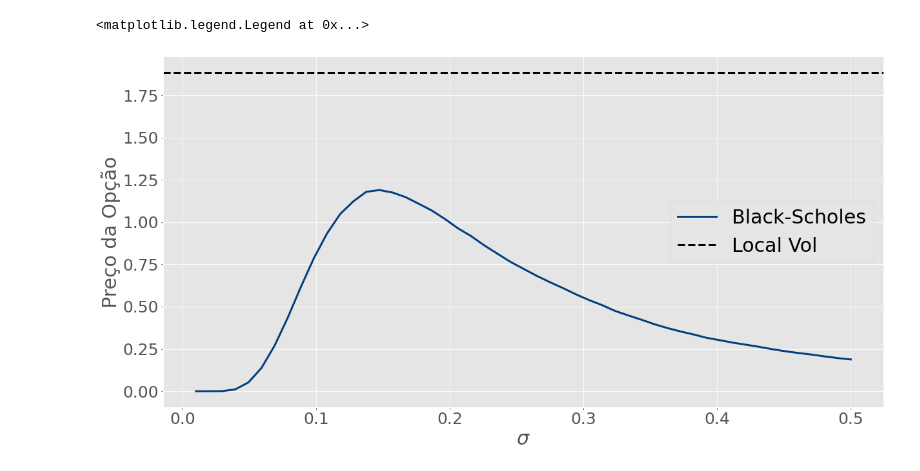
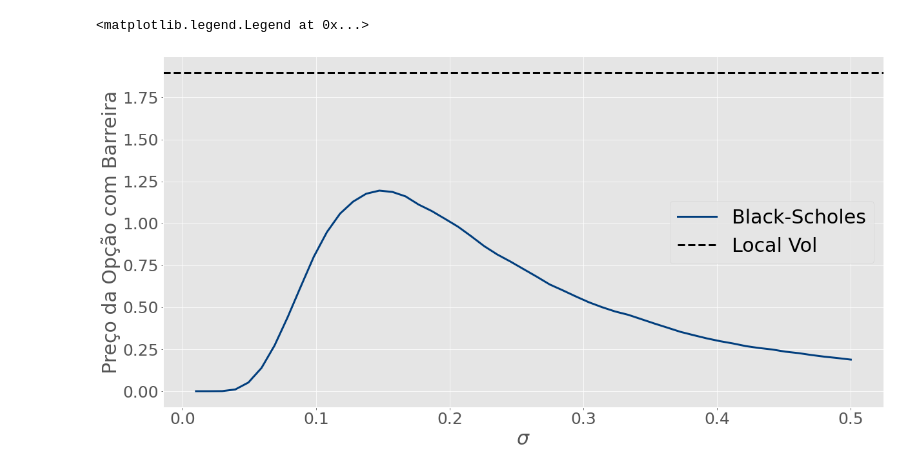
Before and after one commit to ysaporito/modelos_vol_derivativos, a Jupyter notebook: Opção com Barreira em Vol Local.ipynb, the cells around one changed output. Saved outputs shown, nothing was run; the diff lists cells and outputs as text; code cells hidden in the pictures.

```diff
--- a/Opção com Barreira em Vol Local.ipynb
+++ b/Opção com Barreira em Vol Local.ipynb
@@ -49,3 +33,26 @@ def LocalVolExample(t, S):
     lv = sigma0 * (S < 1.1*K) + sigma0/2 * (S > 1.1*K)
 
     return lv
+# %%
+fig = plt.figure(figsize=(30,20))
+ax = fig.add_subplot(111, projection='3d')
+plt.locator_params(nbins=5)
+ax.view_init(-140, 30)
+
+t = np.arange(0.0, T, 0.05)
+s = np.arange(0.9*S0_normalizing, 1.3*S0_normalizing, 0.05)
+t, s = np.meshgrid(t, s)
+vols = np.array(LocalVolExample(np.ravel(t), np.ravel(s)))
+vol = vols.reshape(s.shape)
+
+ax.plot_surface(t, s, vol, color=color_dark_blue)
+
+ax.set_xlabel('t')
+ax.set_ylabel('S')
+ax.set_zlabel('Vol Local')
+
+ax.yaxis.labelpad=30
+ax.xaxis.labelpad=30
+ax.zaxis.labelpad=30
+
+plt.show()
@@ -107,22 +137,34 @@ def BSBarrierPrice(t, S0, T, K, H, r, sigma, N, dW, time=None):
 
     return C, error
 # %%
-barrier_price, error = LocalVolBarrierPrice(0.0, S0, T, K, H, r, LocalVolExample,  N_op, dW)
+S0 = 100
+r = 0.0
+T = 1.0
+K = 110
+H = 130
+
+N = int(1e2)
+time = np.linspace(0, T, N+1)
+
+M = int(1e5)
+dW = np.sqrt(dt) * np.random.normal(size=(N, M))
+
+barrier_price, error = LocalVolBarrierPrice(S0, K, H, r, LocalVolExample, time, dW)
 # %%
-N_v = 50
-sigma = np.linspace(0.01, 0.5, N_v+1)
+N_v = 50 # discretização da vol de Black-Scholes
+sigma = np.linspace(0.01, 0.5, N_v+1) # variação do sigma de Black-Scholes
 
 barrier_BS = np.zeros_like(sigma)
 
 for i in range(N_v+1):
-    barrier_BS[i] = BSBarrierPrice(0.0, S0, T, K, H, r, sigma[i], N_op, dW)[0]
+    barrier_BS[i] = BSBarrierPrice(S0, K, H, r, sigma[i], time, dW)[0]
 # %%
 plt.figure()
 plt.plot(sigma, barrier_BS, label='Black-Scholes', linewidth=3, color=color_dark_blue)
 plt.axhline(barrier_price, color='k', linestyle='dashed', linewidth=3, label='Local Vol')
 plt.xlabel(r'$\sigma$')
-plt.ylabel('Preço da Opção')
+plt.ylabel('Preço da Opção com Barreira')
 plt.legend()
 # %% [output]
 <matplotlib.legend.Legend at 0x...>
-[figure, old version]
+[figure, new version]
```
Also changed, not shown: parts of 7 cells of this notebook, 3 other files.
